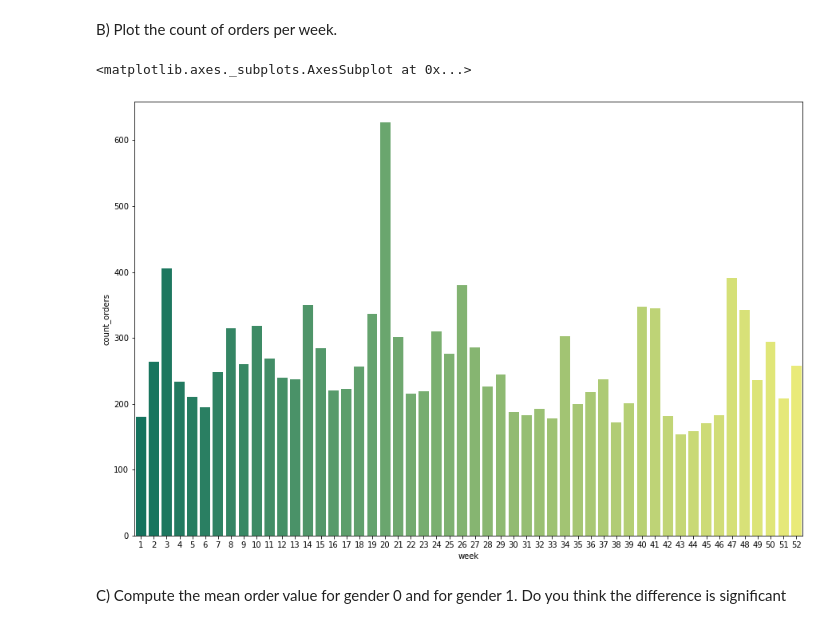
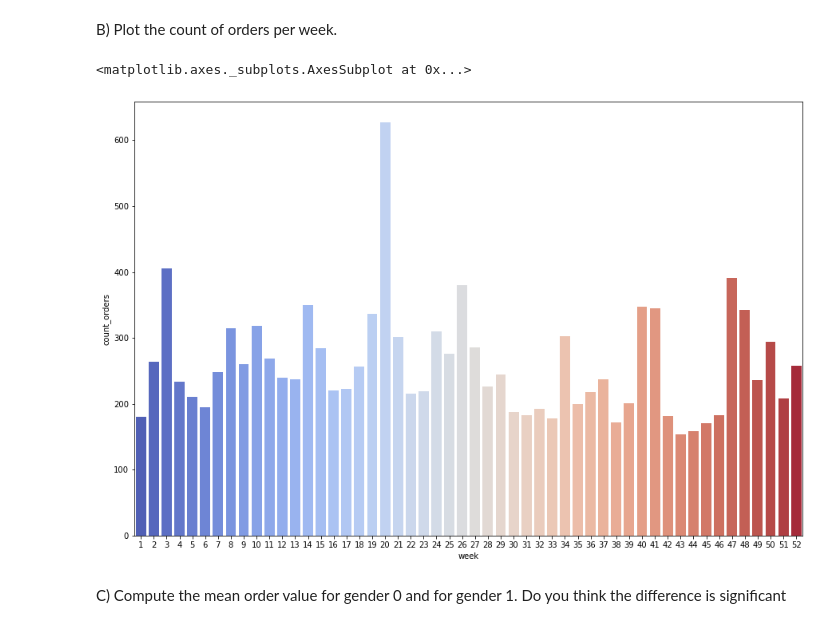
Before and after one commit to priyaljain04/Klaviyo-Assignment, a Jupyter notebook: Priyal Jain priyal.jain.0494@gmail.com (1).ipynb, the cells around one changed output. Drawn from its saved outputs; the diff is of its cells as text; code cells hidden in the pictures.

```diff
--- a/Priyal Jain priyal.jain.0494@gmail.com (1).ipynb
+++ b/Priyal Jain priyal.jain.0494@gmail.com (1).ipynb
@@ -40,10 +40,10 @@ data['week'] = data['date'].dt.week
 dt = data.groupby("week")['value'].count().reset_index(name = 'count_orders')
 # %%
 fig = plt.figure(figsize = (15,10))
-sns.barplot(x = dt['week'],y = dt['count_orders'],palette = 'summer')
+sns.barplot(x = dt['week'],y = dt['count_orders'],palette = 'coolwarm')
 # %% [output]
 <matplotlib.axes._subplots.AxesSubplot at 0x...>
-[figure, old version]
+[figure, new version]
 # %% [markdown]
 C) Compute the mean order value for gender 0 and for gender 1. Do you think the difference is significant
 # %%
```
Also changed, not shown: parts of 1 cell of this notebook.
